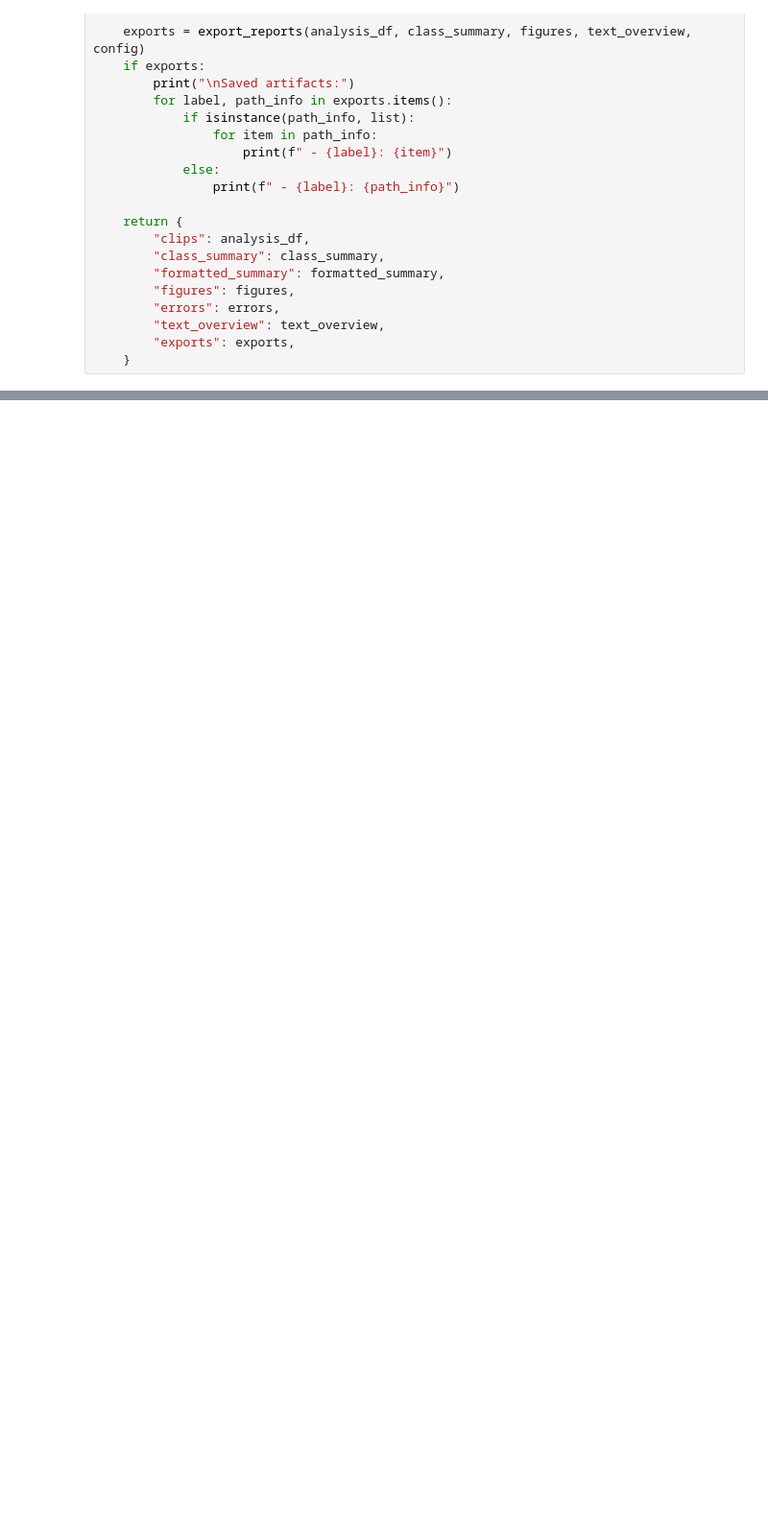
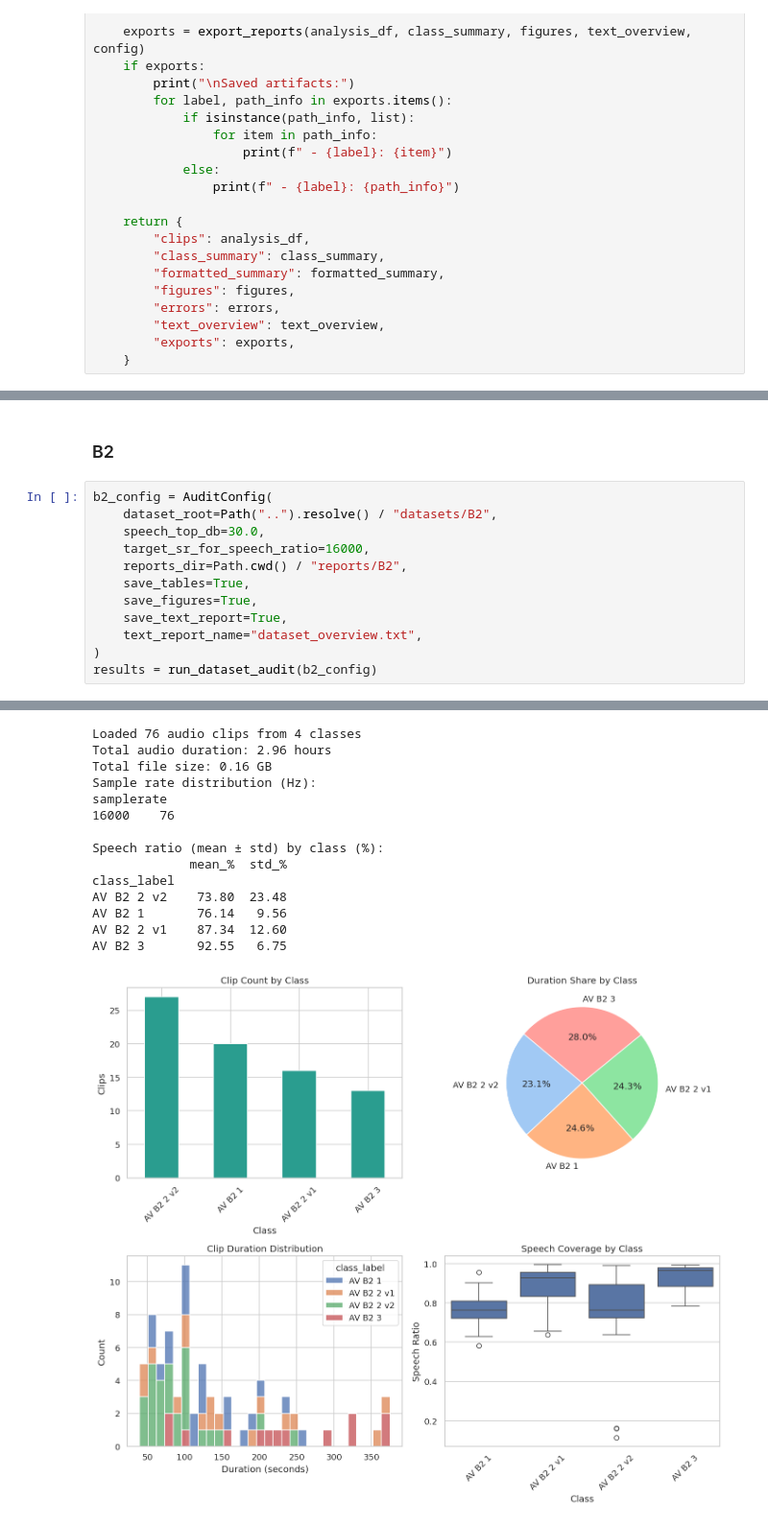
Before and after one commit to arvinsingh/welsh-test, a Jupyter notebook: notebooks/Analysis.ipynb, the cells around one changed output, grey strips where cells are left out. Shown at 96% size. Saved outputs shown, nothing was run; the diff lists cells and outputs as text; blank space fills up the shorter version.

```diff
--- a/notebooks/Analysis.ipynb
+++ b/notebooks/Analysis.ipynb
@@ -465,0 +487,15 @@ results["errors"][:5]
+# %% [markdown]
+### B2
+# %%
+b2_config = AuditConfig(
+    dataset_root=Path("..").resolve() / "datasets/B2",
+    speech_top_db=30.0,
+    target_sr_for_speech_ratio=16000,
+    reports_dir=Path.cwd() / "reports/B2",
+    save_tables=True,
+    save_figures=True,
+    save_text_report=True,
+    text_report_name="dataset_overview.txt",
+)
+results = run_dataset_audit(b2_config)
+# %% [output]
@@ -465,0 +508,15 @@ results["errors"][:5]
+Loaded 76 audio clips from 4 classes
+Total audio duration: 2.96 hours
+Total file size: 0.16 GB
+Sample rate distribution (Hz):
+samplerate
+16000    76
+
+Speech ratio (mean ± std) by class (%):
+             mean_%  std_%
+class_label
+AV B2 2 v2    73.80  23.48
+AV B2 1       76.14   9.56
+AV B2 2 v1    87.34  12.60
+AV B2 3       92.55   6.75
+[figure, added]
```
Also changed, not shown: parts of 11 cells of this notebook.
